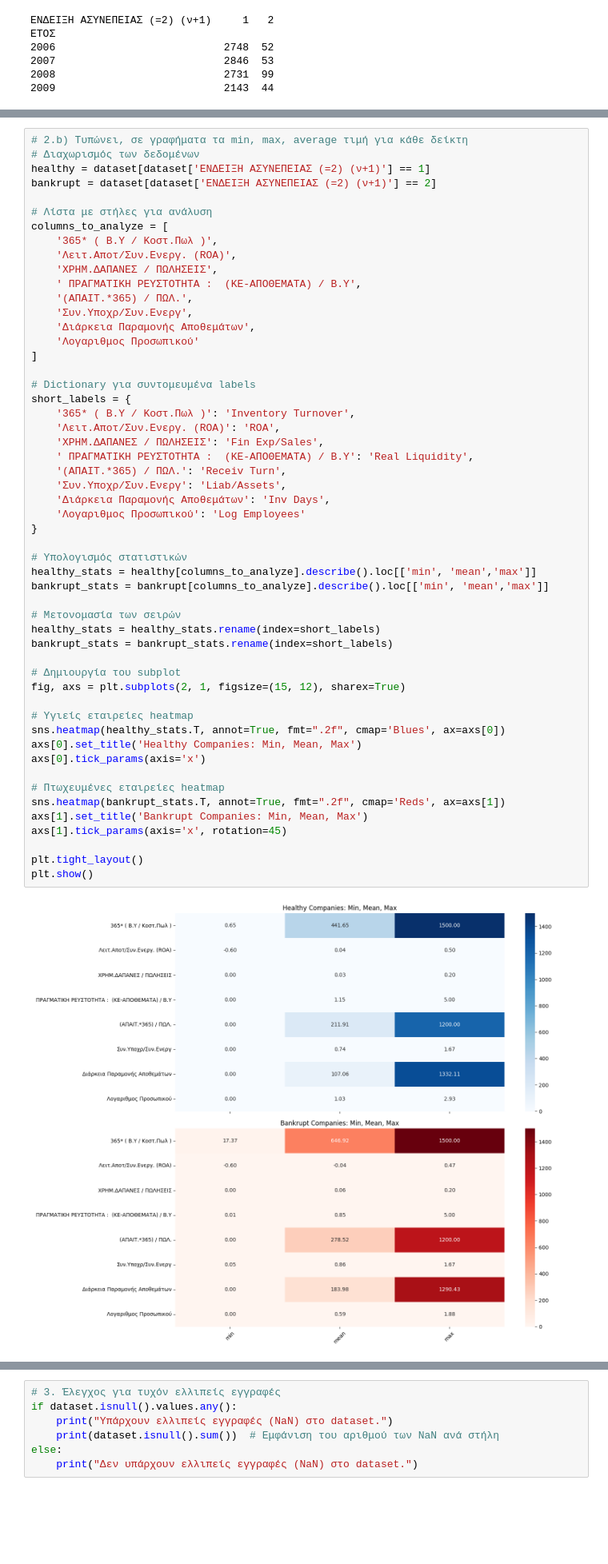
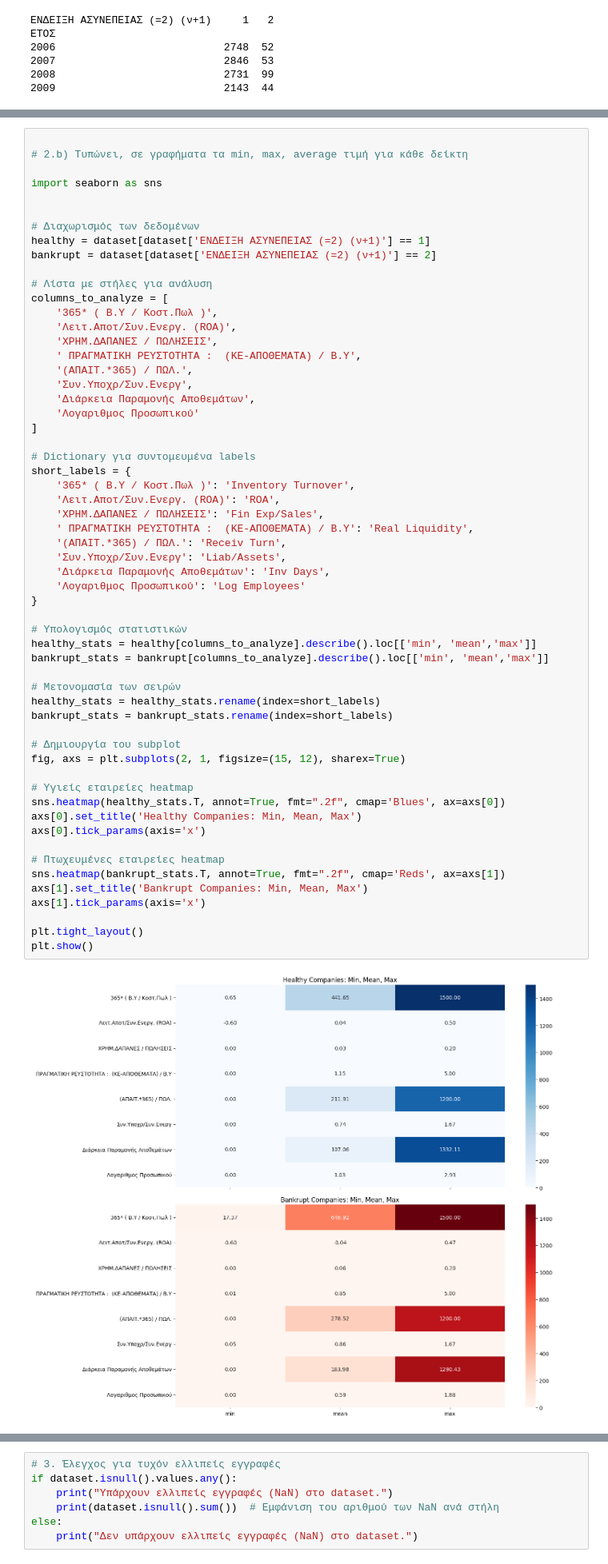
Before and after one commit to chrisaMel/Machine-Learning, a Jupyter notebook: BankruptcyClassifier1.ipynb, the cells around one changed output, grey strips where cells are left out. Shown at 80% size. Saved outputs shown, nothing was run; the diff lists cells and outputs as text; blank space fills up the shorter version.

```diff
--- a/BankruptcyClassifier1.ipynb
+++ b/BankruptcyClassifier1.ipynb
@@ -135,5 +99,10 @@ plt.show()
 # %%
+
 # 2.b) Tυπώνει, σε γραφήματα τα min, max, average τιμή για κάθε δείκτη
+
+import seaborn as sns
+
+
 # Διαχωρισμός των δεδομένων
 healthy = dataset[dataset['ΕΝΔΕΙΞΗ ΑΣΥΝΕΠΕΙΑΣ (=2) (ν+1)'] == 1]
 bankrupt = dataset[dataset['ΕΝΔΕΙΞΗ ΑΣΥΝΕΠΕΙΑΣ (=2) (ν+1)'] == 2]
@@ -158,35 +127,35 @@ short_labels = {
     ' ΠΡΑΓΜΑΤΙΚΗ ΡΕΥΣΤΟΤΗΤΑ :  (ΚΕ-ΑΠΟΘΕΜΑΤΑ) / Β.Υ': 'Real Liquidity',
     '(ΑΠΑΙΤ.*365) / ΠΩΛ.': 'Receiv Turn',
     'Συν.Υποχρ/Συν.Ενεργ': 'Liab/Assets',
     'Διάρκεια Παραμονής Αποθεμάτων': 'Inv Days',
     'Λογαριθμος Προσωπικού': 'Log Employees'
 }
 
 # Υπολογισμός στατιστικών
 healthy_stats = healthy[columns_to_analyze].describe().loc[['min', 'mean','max']]
 bankrupt_stats = bankrupt[columns_to_analyze].describe().loc[['min', 'mean','max']]
 
 # Μετονομασία των σειρών
 healthy_stats = healthy_stats.rename(index=short_labels)
 bankrupt_stats = bankrupt_stats.rename(index=short_labels)
 
 # Δημιουργία του subplot
 fig, axs = plt.subplots(2, 1, figsize=(15, 12), sharex=True)
 
 # Υγιείς εταιρείες heatmap
 sns.heatmap(healthy_stats.T, annot=True, fmt=".2f", cmap='Blues', ax=axs[0])
 axs[0].set_title('Healthy Companies: Min, Mean, Max')
 axs[0].tick_params(axis='x')
 
 # Πτωχευμένες εταιρείες heatmap
 sns.heatmap(bankrupt_stats.T, annot=True, fmt=".2f", cmap='Reds', ax=axs[1])
 axs[1].set_title('Bankrupt Companies: Min, Mean, Max')
-axs[1].tick_params(axis='x', rotation=45)
+axs[1].tick_params(axis='x')
 
 plt.tight_layout()
 plt.show()
 # %% [output]
-[figure, old version]
+[figure, new version]
 # %%
 #Εναλλακτηκό figure 2
 # from sklearn.preprocessing import StandardScaler
```
Also changed, not shown: parts of 9 cells of this notebook.
